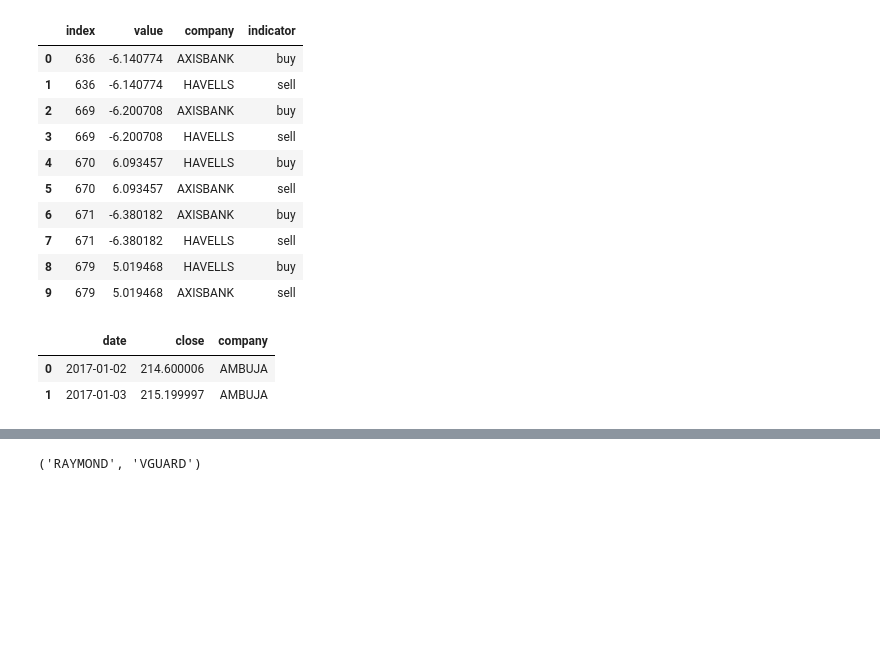
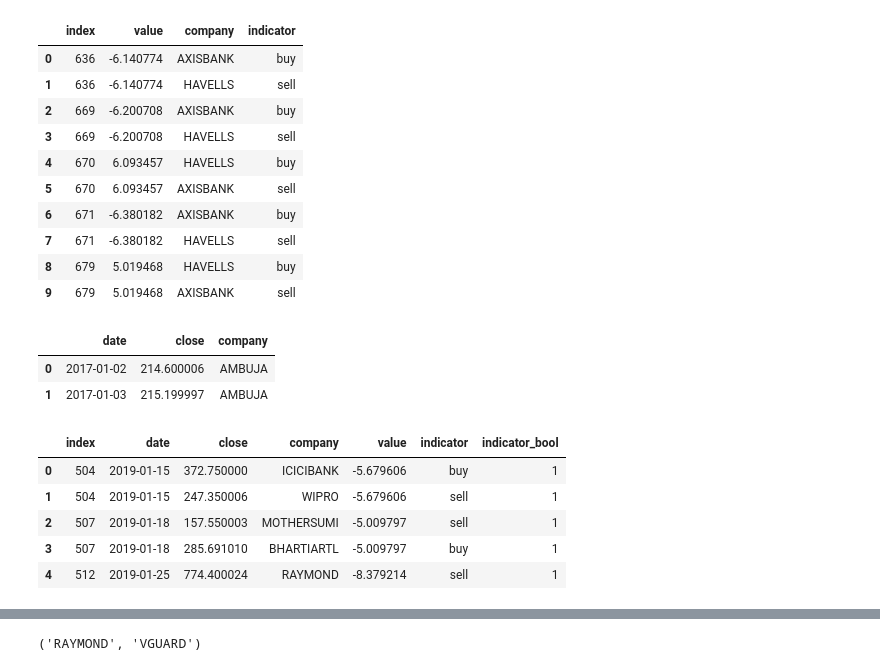
Before and after one commit to kiran74-ds/algorithmic_trading, a Jupyter notebook: Stock_data__27_12.ipynb, the cells around one changed output, grey strips where cells are left out. Cells and saved outputs as stored; diff of their text form; code cells hidden in the pictures; blank space fills up the shorter version.

```diff
--- a/Stock_data__27_12.ipynb
+++ b/Stock_data__27_12.ipynb
@@ -386,0 +395,9 @@ for ix in range(t6.shape[0]):
+# %%
+data_buy_sell.head()
+# %% [output]
+|  | index | date | close | company | value | indicator | indicator_bool |
+| 0 | 504 | 2019-01-15 | 372.750000 | ICICIBANK | -5.679606 | buy | 1 |
+| 1 | 504 | 2019-01-15 | 247.350006 | WIPRO | -5.679606 | sell | 1 |
+| 2 | 507 | 2019-01-18 | 157.550003 | MOTHERSUMI | -5.009797 | sell | 1 |
+| 3 | 507 | 2019-01-18 | 285.691010 | BHARTIARTL | -5.009797 | buy | 1 |
+| 4 | 512 | 2019-01-25 | 774.400024 | RAYMOND | -8.379214 | sell | 1 |
```
Also changed, not shown: parts of 25 cells of this notebook.
